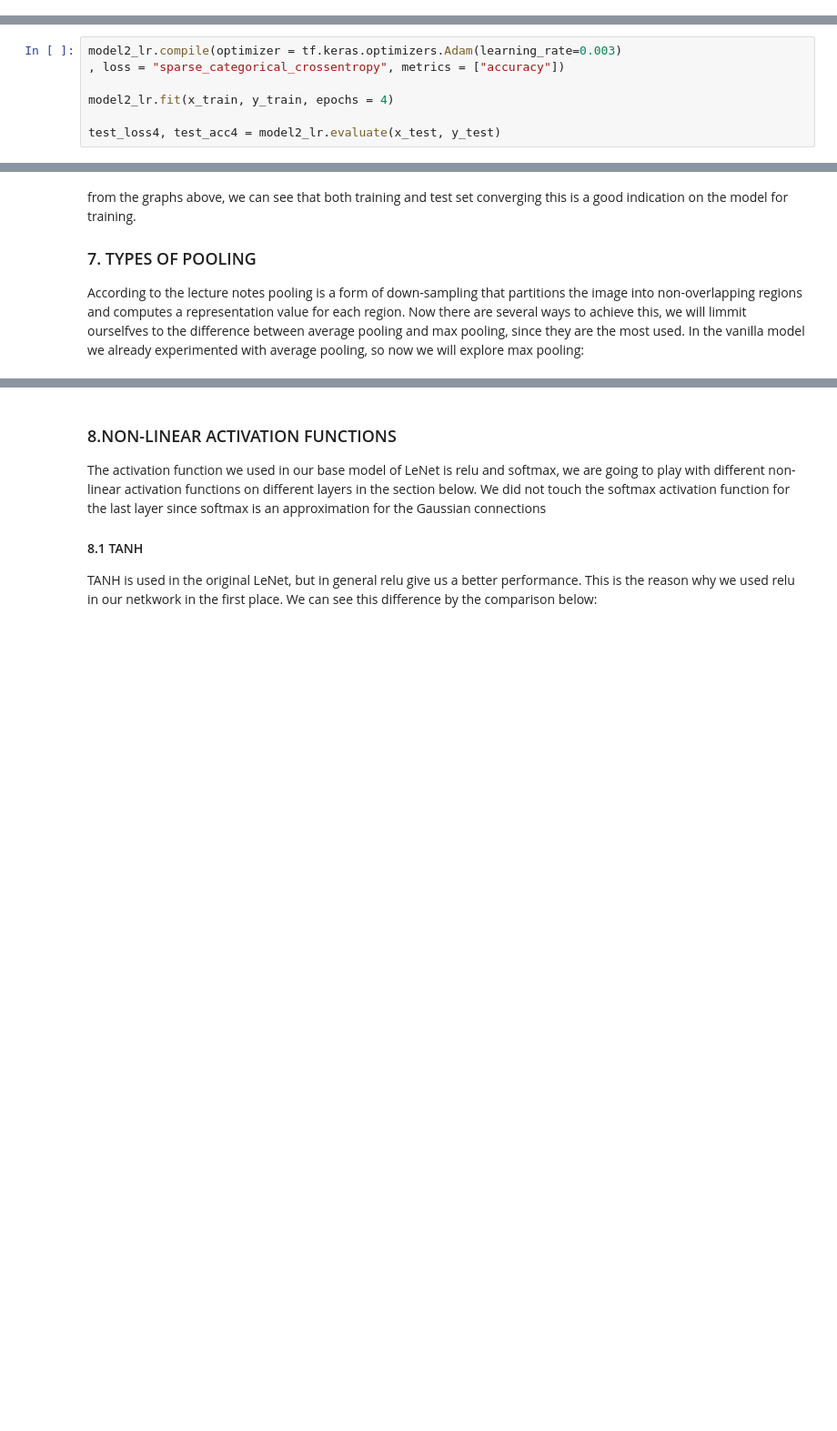
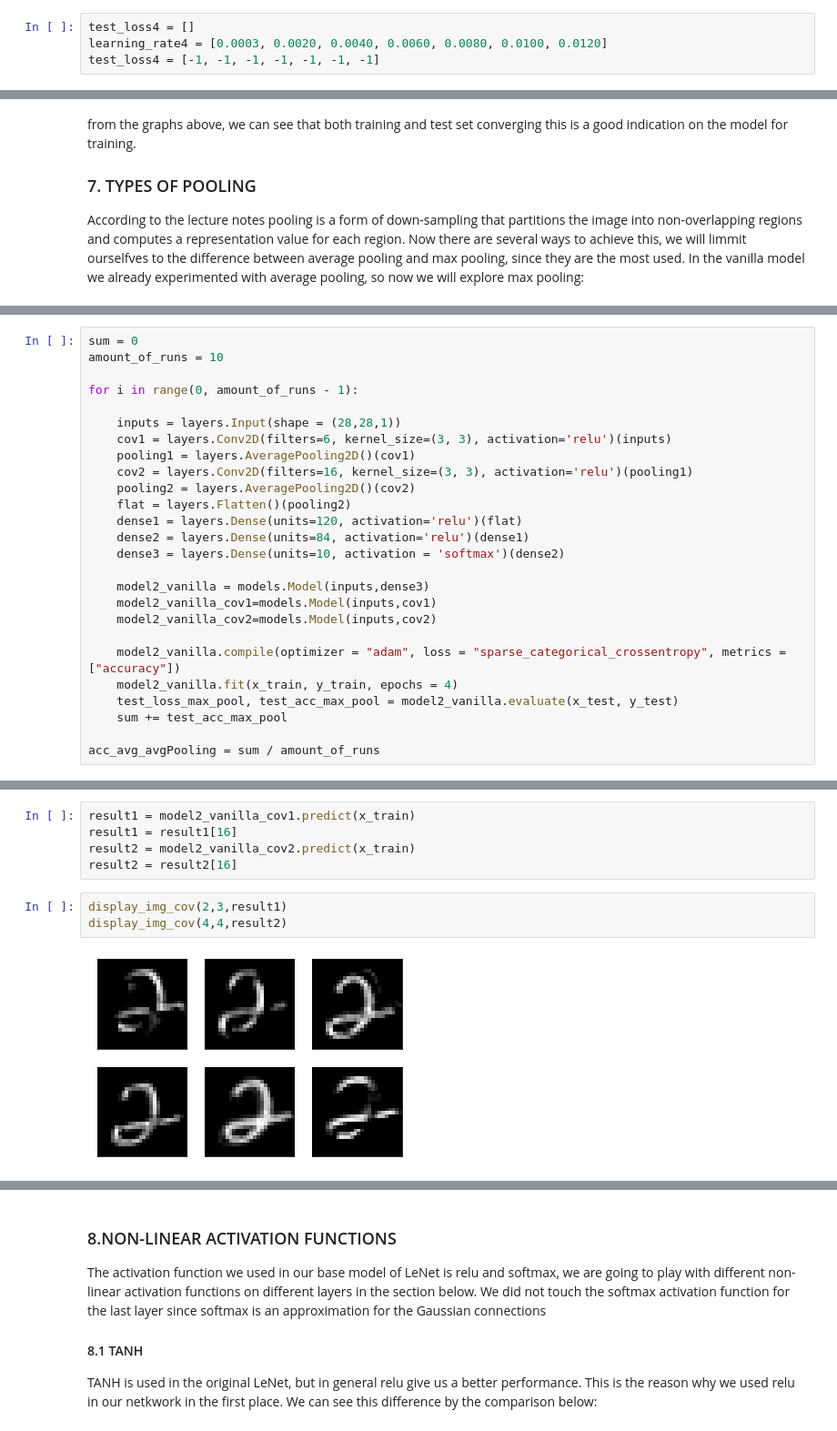
Before and after one commit to Adrieennn/CNN, a Jupyter notebook: NN.ipynb, the cells around one changed output, grey strips where cells are left out. Shown at 91% size. Drawn from its saved outputs; the diff is of its cells as text; blank space fills up the shorter version.

```diff
--- a/NN.ipynb
+++ b/NN.ipynb
@@ -193 +196,5 @@ So let the different learning rates be: 0.0001, 0.0008, 0.001, 0.003:
+# %%
+test_loss4 = []
+learning_rate4 = [0.0003, 0.0020, 0.0040, 0.0060, 0.0080, 0.0100, 0.0120]
+test_loss4 = [-1, -1, -1, -1, -1, -1, -1]
 # %%
@@ -245,7 +216,0 @@ test_loss3, test_acc3 = model2_lr.evaluate(x_test, y_test)
-# %%
-model2_lr.compile(optimizer = tf.keras.optimizers.Adam(learning_rate=0.003)
-, loss = "sparse_categorical_crossentropy", metrics = ["accuracy"])
-
-model2_lr.fit(x_train, y_train, epochs = 4)
-
-test_loss4, test_acc4 = model2_lr.evaluate(x_test, y_test)
@@ -758,0 +903,26 @@ According to the lecture notes pooling is a form of down-sampling that partition
+# %%
+sum = 0
+amount_of_runs = 10
+
+for i in range(0, amount_of_runs - 1):
+
+    inputs = layers.Input(shape = (28,28,1))
+    cov1 = layers.Conv2D(filters=6, kernel_size=(3, 3), activation='relu')(inputs)
+    pooling1 = layers.AveragePooling2D()(cov1)
+    cov2 = layers.Conv2D(filters=16, kernel_size=(3, 3), activation='relu')(pooling1)
+    pooling2 = layers.AveragePooling2D()(cov2)
+    flat = layers.Flatten()(pooling2)
+    dense1 = layers.Dense(units=120, activation='relu')(flat)
+    dense2 = layers.Dense(units=84, activation='relu')(dense1)
+    dense3 = layers.Dense(units=10, activation = 'softmax')(dense2)
+
+    model2_vanilla = models.Model(inputs,dense3)
+    model2_vanilla_cov1=models.Model(inputs,cov1)
+    model2_vanilla_cov2=models.Model(inputs,cov2)
+
+    model2_vanilla.compile(optimizer = "adam", loss = "sparse_categorical_crossentropy", metrics = ["accuracy"])
+    model2_vanilla.fit(x_train, y_train, epochs = 4)
+    test_loss_max_pool, test_acc_max_pool = model2_vanilla.evaluate(x_test, y_test)
+    sum += test_acc_max_pool
+
+acc_avg_avgPooling = sum / amount_of_runs
@@ -758,0 +947,10 @@ According to the lecture notes pooling is a form of down-sampling that partition
+# %%
+result1 = model2_vanilla_cov1.predict(x_train)
+result1 = result1[16]
+result2 = model2_vanilla_cov2.predict(x_train)
+result2 = result2[16]
+# %%
+display_img_cov(2,3,result1)
+display_img_cov(4,4,result2)
+# %% [output]
+[figure, added]
```
Also changed, not shown: parts of 32 cells of this notebook.
